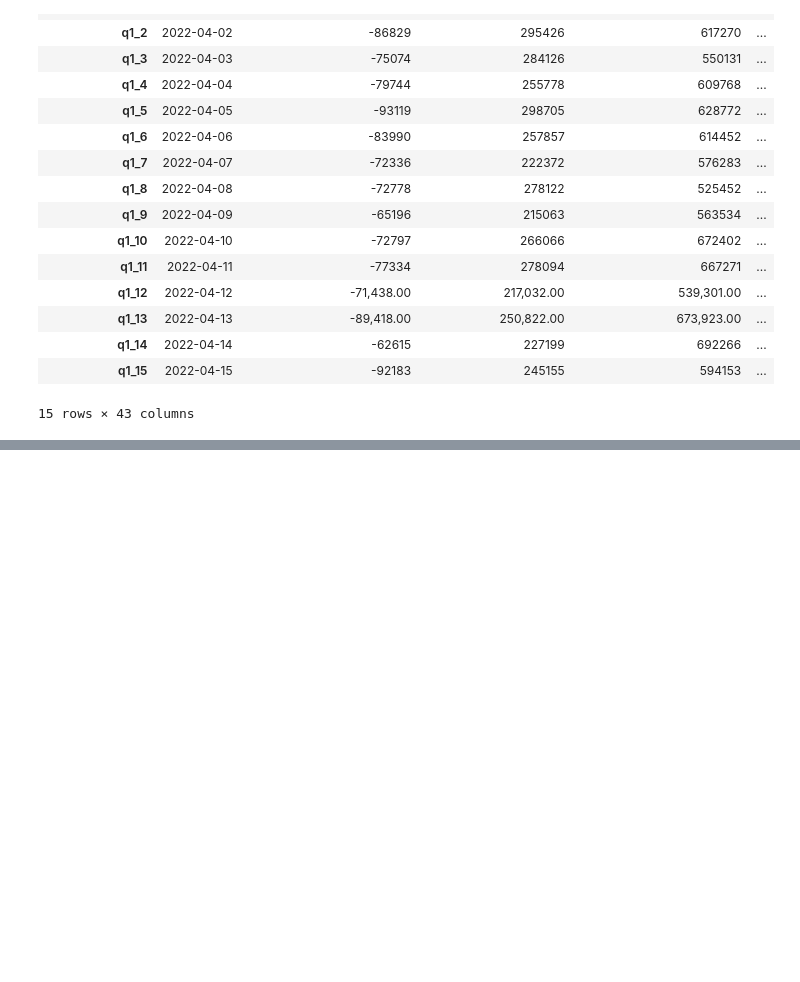
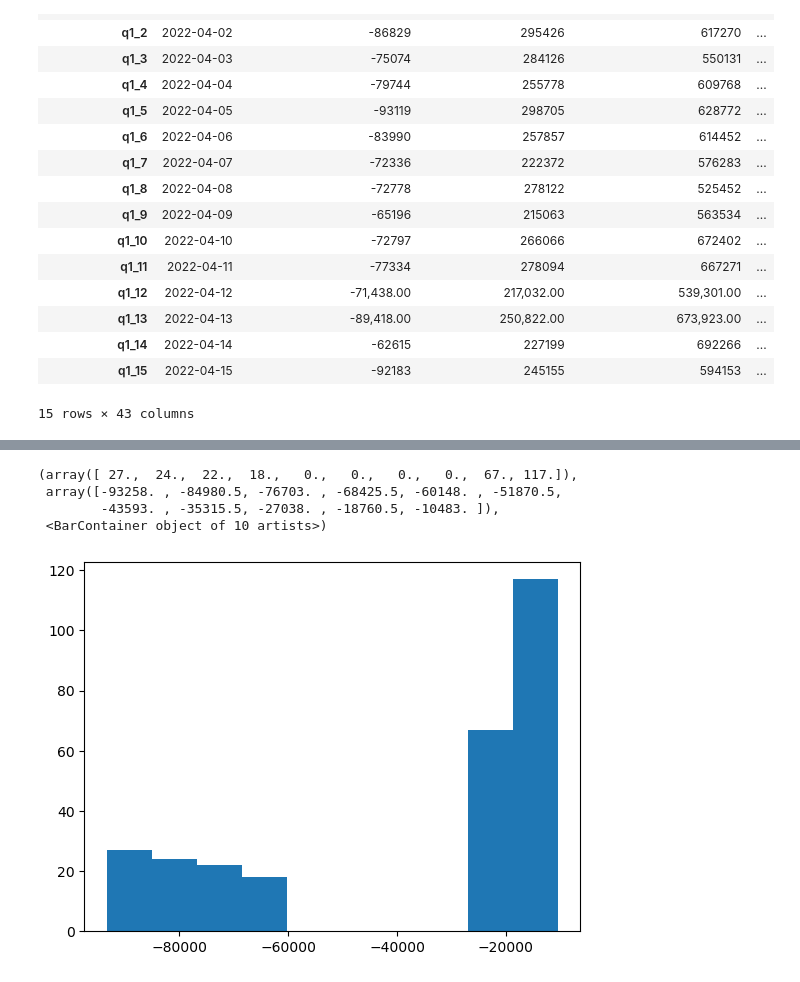
Before and after one commit to shahabas9/crypto_prediction, a Jupyter notebook: workspace/preprocessing.ipynb, the cells around one changed output, grey strips where cells are left out. Cells and saved outputs as stored; diff of their text form; code cells hidden in the pictures; blank space fills up the shorter version.

```diff
--- a/workspace/preprocessing.ipynb
+++ b/workspace/preprocessing.ipynb
@@ -140,0 +199,8 @@ df1.head(15)
+# %%
+plt.hist(tax_effect["tax_effect_of_unusual_items"])
+# %% [output]
+(array([ 27.,  24.,  22.,  18.,   0.,   0.,   0.,   0.,  67., 117.]),
+ array([-93258. , -84980.5, -76703. , -68425.5, -60148. , -51870.5,
+        -43593. , -35315.5, -27038. , -18760.5, -10483. ]),
+ <BarContainer object of 10 artists>)
+[figure, added]
```
Also changed, not shown: parts of 17 cells of this notebook.
